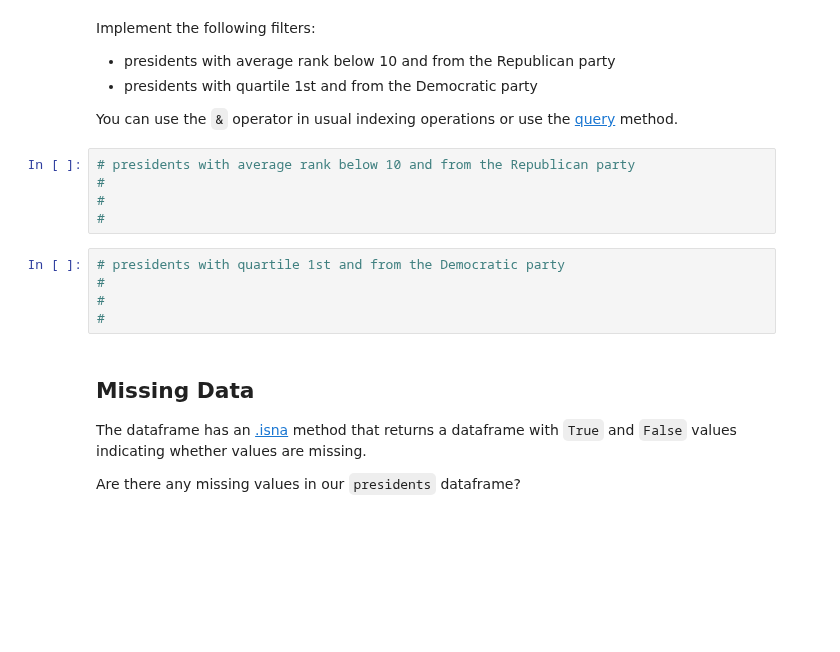
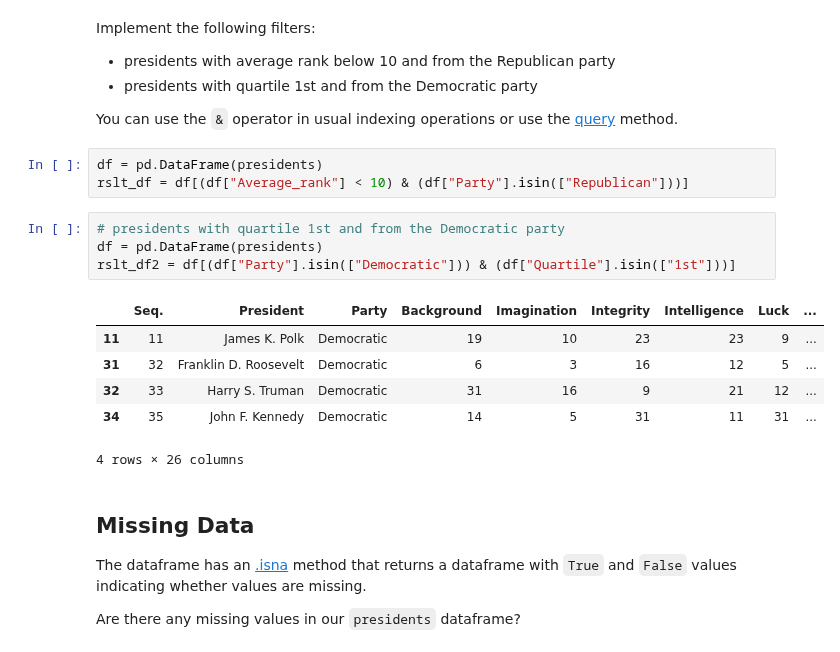
Before and after one commit to Yun1us/University, a Jupyter notebook: 2. Semester/Data Science II/Praktikum/2_Pandas_Dask/pandas.ipynb, the cells around one changed output. Drawn from its saved outputs; the diff is of its cells as text; blank space fills up the shorter version.

```diff
--- a/2. Semester/Data Science II/Praktikum/2_Pandas_Dask/pandas.ipynb
+++ b/2. Semester/Data Science II/Praktikum/2_Pandas_Dask/pandas.ipynb
@@ -210,15 +209,19 @@ Implement the following filters:
 
 You can use the `&` operator in usual indexing operations or use the [query](https://pandas.pydata.org/docs/reference/api/pandas.DataFrame.query.html?highlight=query) method.
 # %%
-# presidents with average rank below 10 and from the Republican party
-#
-#
-#
+df = pd.DataFrame(presidents)
+rslt_df = df[(df["Average_rank"] < 10) & (df["Party"].isin(["Republican"]))]
 # %%
 # presidents with quartile 1st and from the Democratic party
-#
-#
-#
+df = pd.DataFrame(presidents)
+rslt_df2 = df[(df["Party"].isin(["Democratic"])) & (df["Quartile"].isin(["1st"]))]
+# %% [output]
+|  | Seq. | President | Party | Background | Imagination | Integrity | Intelligence | Luck | ... |
+| 11 | 11 | James K. Polk | Democratic | 19 | 10 | 23 | 23 | 9 | ... |
+| 31 | 32 | Franklin D. Roosevelt | Democratic | 6 | 3 | 16 | 12 | 5 | ... |
+| 32 | 33 | Harry S. Truman | Democratic | 31 | 16 | 9 | 21 | 12 | ... |
+| 34 | 35 | John F. Kennedy | Democratic | 14 | 5 | 31 | 11 | 31 | ... |
+4 rows × 26 columns
 # %% [markdown]
 ## Missing Data
 
```
Also changed, not shown: parts of 7 cells of this notebook.
